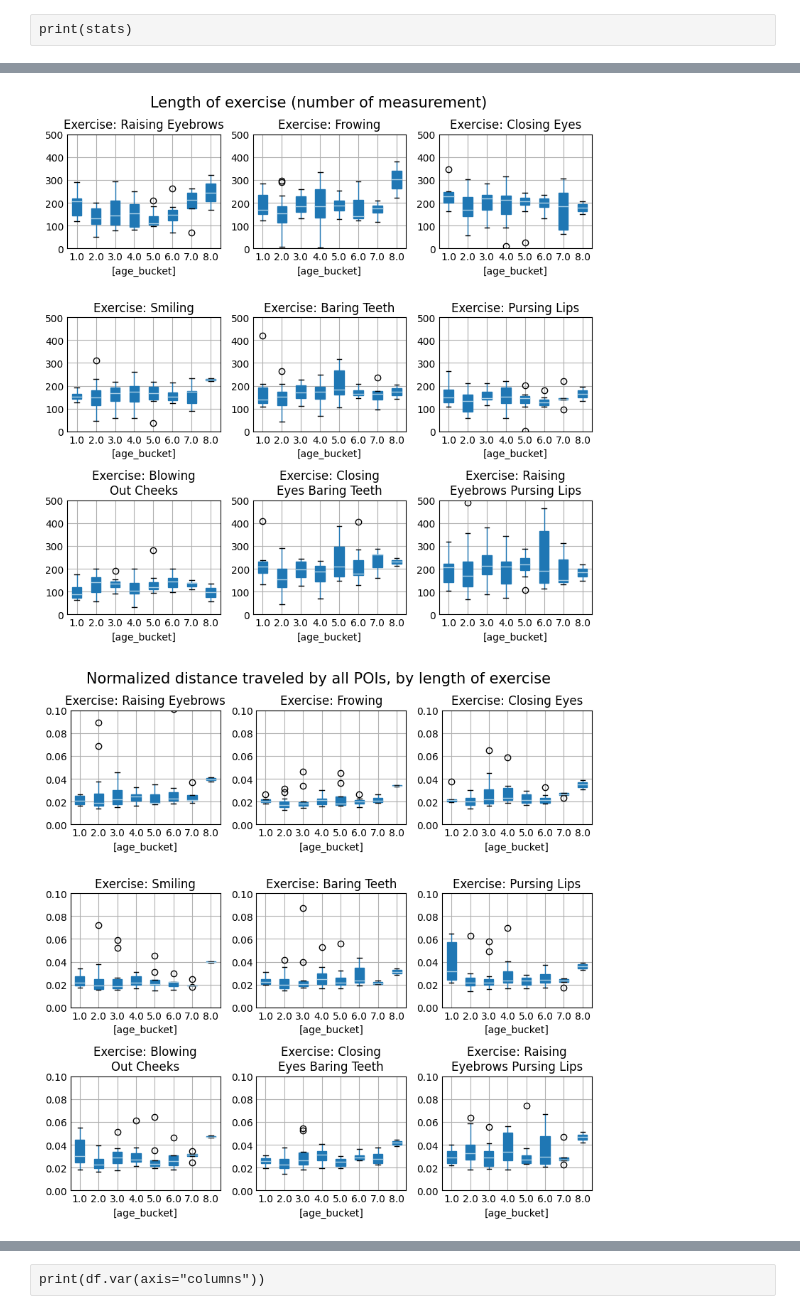
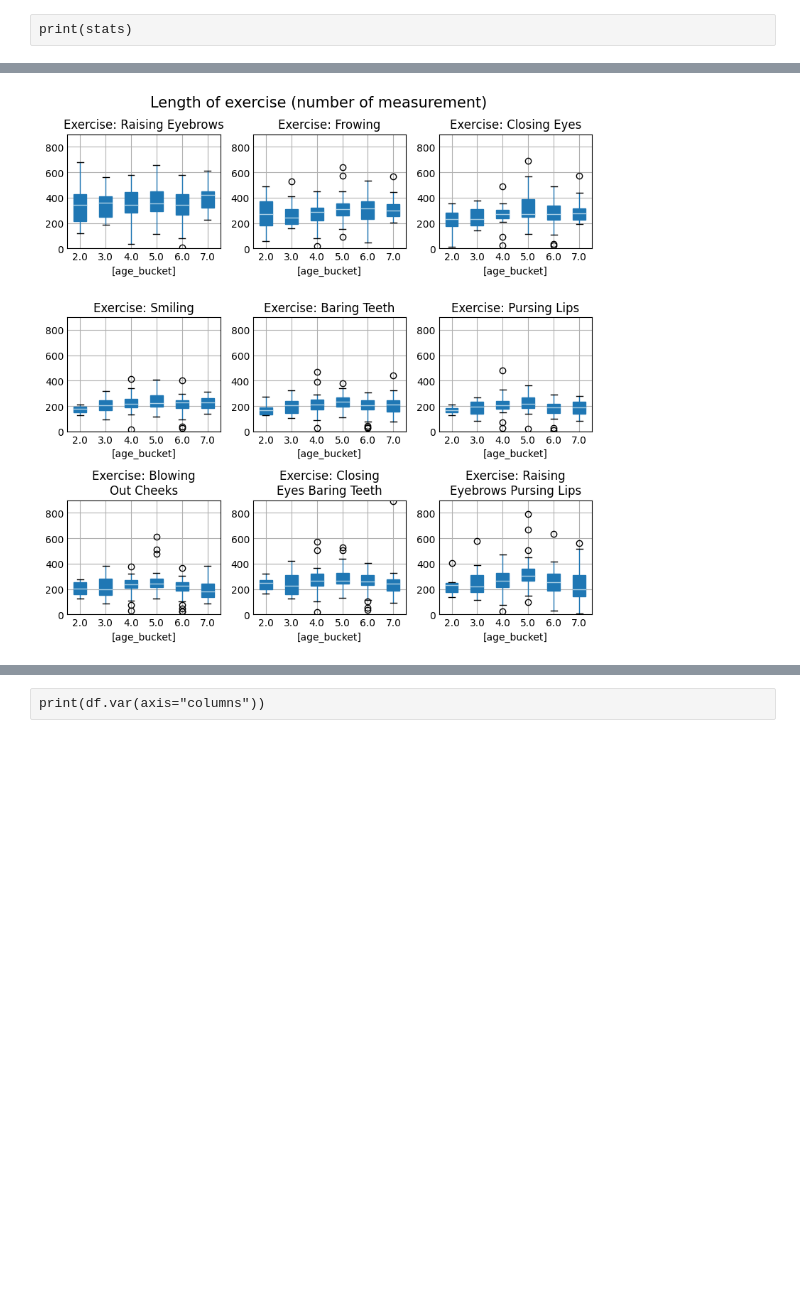
Before and after one commit to Arisiru/research-face-excercises-dynamics, a Jupyter notebook: src/Data_Set_ODA.ipynb, the cells around one changed output, grey strips where cells are left out. Drawn from its saved outputs; the diff is of its cells as text; code cells hidden in the pictures; blank space fills up the shorter version.

Commit message:
add: patients with aget processing and plots

```diff
--- a/src/Data_Set_ODA.ipynb
+++ b/src/Data_Set_ODA.ipynb
@@ -10,9 +10,10 @@ from utils.input import setup, exercise_to_input
 # %% [markdown]
 # Setttings
 # %%
-data_set = 'healthy'
-#'patients'
-#
+data_set = 'patients_with_age'
+# 'healthy'
+# 'patients'
+# 'patients_with_age'
 # %%
 SEQ_MAX_LEN = 600
 NUM_CLASSES = 6
@@ -58,6 +59,8 @@ load all the sessions to a dictionary
 patients_sessions = {}
 exercises = {}
 age_groups = {}
+non_counter = 0
+age_counter = 0
 
 for file_name in os.listdir(dir_exercises):
     if file_name == '.DS_Store': continue
@@ -68,7 +71,14 @@ for file_name in os.listdir(dir_exercises):
     session_id = get_session_id(file_name)
     exercise_id = exercise['meta']['id']
     exercises[exercise_id] = exercise['meta']['name']
-    age_group = float(exercise['meta']['age'])//10
+
+    if exercise['meta']['age'] != 'None':
+        age_counter += 1
+        age_group = float(exercise['meta']['age'])//10
+    else:
+        non_counter += 1
+        continue
+
     if age_group not in age_groups:
         age_groups[age_group] = []
     age_groups[age_group].append(patient_id)
@@ -93,3 +103,6 @@ for file_name in os.listdir(dir_exercises):
         })
 
     patients_sessions[patient_id][session_id][exercise_id] = data
+
+
+print(f'Exercises with age: {age_counter} without age: {non_counter}')
@@ -251,8 +271,9 @@ POIS = sorted(CONFIG['REGIONS'].keys())
 # %%
 def collect_stats(exercise):
     if 'age' not in exercise['meta']:
-        return {}
-
+        return None
+    if exercise['meta']['age'] == 'None':
+        return None
 
     data = {}
     data['age_bucket'] = float(exercise['meta']['age']) // 10
@@ -293,7 +314,9 @@ for file_name in os.listdir(dir_exercises):
     if file_name == '.DS_Store': continue
 
     exercise = json.load(open(os.path.join(dir_exercises, file_name), 'r'))
-    stats.append(collect_stats(exercise))
+    stat = collect_stats(exercise)
+    if stat:
+        stats.append(collect_stats(exercise))
 # %% [raw]
 print(stats)
 # %%
@@ -339,14 +362,6 @@ def visualise_stats(stat, max_y = 100, title='', y_title=0.98):
 # %%
 visualise_stats('length',
                 title='Length of exercise (number of measurement)',
-                max_y = 500)
-visualise_stats('distance_norm_total',
-                title='Normalized distance traveled by all POIs, by length of exercise',
-                max_y = 0.1)
-visualise_stats('distance_norm_assymetry',
-                title='Absolute difference between normalized distance\ntraveled by POIs on Left and Right side of a face',
-                y_title = 1,
-                max_y = 0.004)
+                max_y = 900)
 # %% [output]
-[figure, old version]
+[figure, new version]
-[figure, removed]
```
Also changed, not shown: parts of 14 cells of this notebook, 7 other files.
